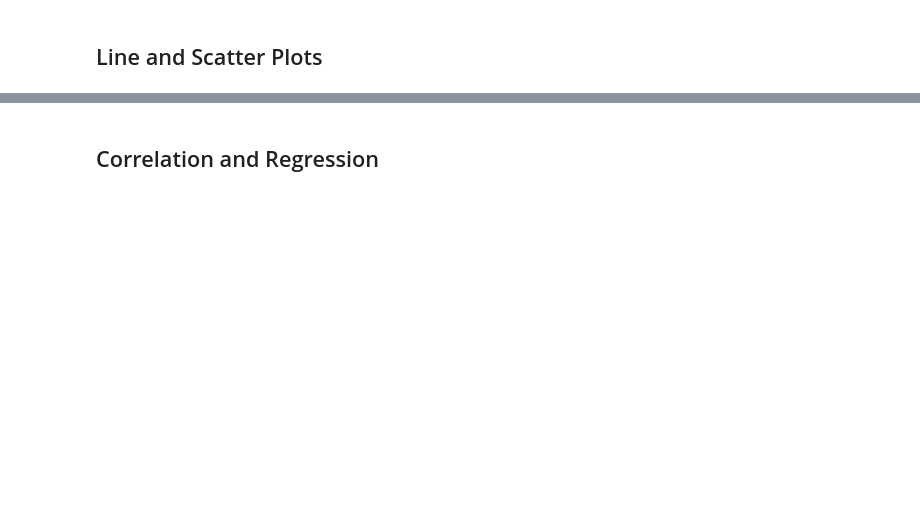
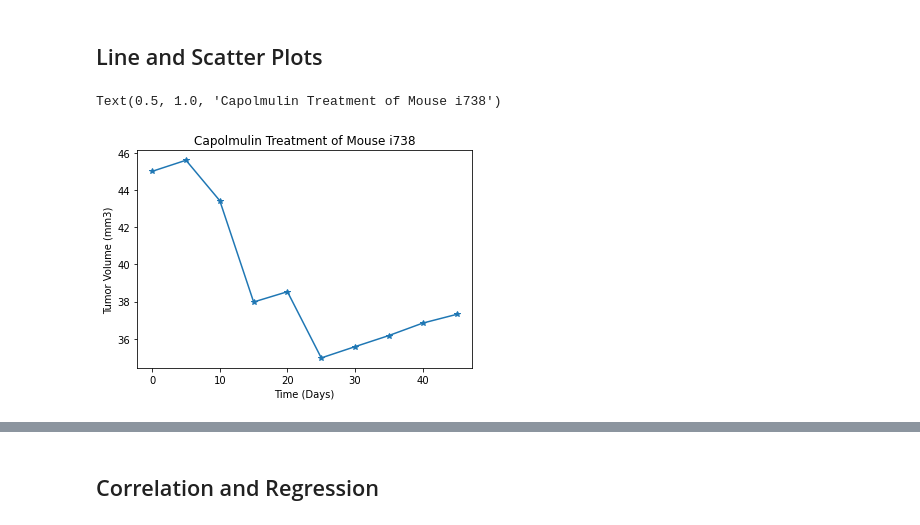
Before and after one commit to iam-themoon/matplotlib-challenge, a Jupyter notebook: Pymaceuticals/pymaceuticals.ipynb, the cells around one changed output, grey strips where cells are left out. Saved outputs shown, nothing was run; the diff lists cells and outputs as text; code cells hidden in the pictures; blank space fills up the shorter version.

```diff
--- a/Pymaceuticals/pymaceuticals.ipynb
+++ b/Pymaceuticals/pymaceuticals.ipynb
@@ -245,3 +301,15 @@ cefmax = ceftamin_df["Timepoint"].max()
 ## Line and Scatter Plots
 # %%
 # Generate a line plot of tumor volume vs. time point for a mouse treated with Capomulin
+
+#choose capomulin mouse
+cap_mouse = cleaneddf.loc[cleaneddf['Mouse ID'] == 'i738']
+
+#generate the line plot
+plt.plot(cap_mouse['Timepoint'], cap_mouse['Tumor Volume (mm3)'], marker='*')
+plt.xlabel("Time (Days)")
+plt.ylabel("Tumor Volume (mm3)")
+plt.title("Capolmulin Treatment of Mouse i738")
+# %% [output]
+Text(0.5, 1.0, 'Capolmulin Treatment of Mouse i738')
+[figure, added]
```
Also changed, not shown: parts of 10 cells of this notebook.
